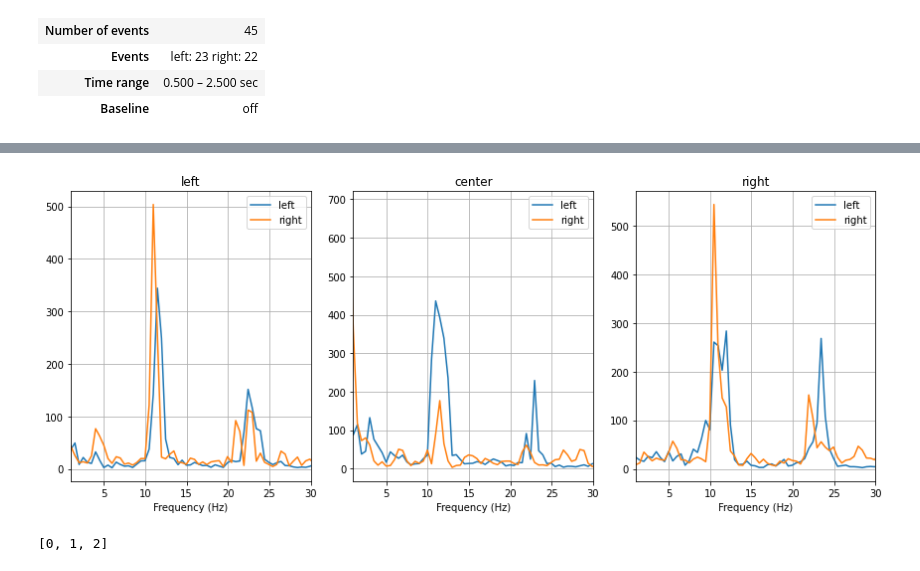
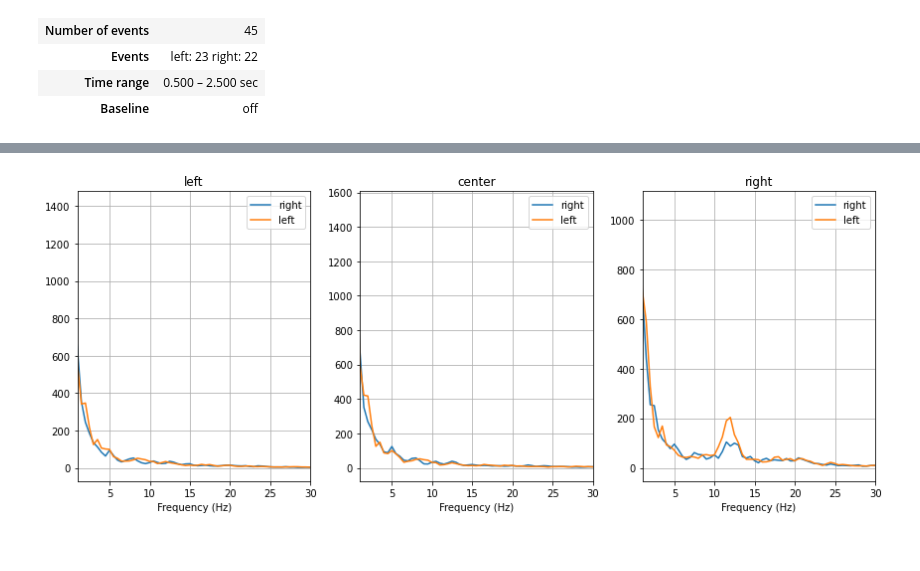
Before and after one commit to arellanon/TT, a Jupyter notebook: Analisis/LAB1-PSD.ipynb, the cells around one changed output, grey strips where cells are left out. Cells and saved outputs as stored; diff of their text form; code cells hidden in the pictures.

```diff
--- a/Analisis/LAB1-PSD.ipynb
+++ b/Analisis/LAB1-PSD.ipynb
@@ -124,3 +145,6 @@ sample_rate=160
+# %%
+trials[cl1] = e0
+trials[cl2] = e1
 # %%
 from matplotlib import mlab
 
@@ -130,32 +154,32 @@ def psd(trials):
 
     Parameters
     ----------
-    trials : 3d-array (channels x samples x trials)
+    trials : 3d-array (trials x channels x samples)
         The EEG signal
 
     Returns
     -------
-    trial_PSD : 3d-array (channels x PSD x trials)
+    trial_PSD : 3d-array (trials x channels x PSD)
         the PSD for each trial.
     freqs : list of floats
         The frequencies for which the PSD was computed (useful for plotting later)
     '''
 
-    ntrials = trials.shape[2]
-    trials_PSD = np.zeros((nchannels, 161, ntrials))
+    ntrials = trials.shape[0]
+    trials_PSD = np.zeros((ntrials, nchannels, 161))
 
     # Iterate over trials and channels
     for trial in range(ntrials):
         for ch in range(nchannels):
             # Calculate the PSD
-            (PSD, freqs) = mlab.psd(trials[ch,:,trial], NFFT=int(nsamples), Fs=sample_rate)
-            trials_PSD[ch, :, trial] = PSD.ravel()
+            (PSD, freqs) = mlab.psd(trials[trial,ch,:], NFFT=int(nsamples), Fs=sample_rate)
+            trials_PSD[trial, ch, :] = PSD.ravel()
 
     return trials_PSD, freqs
 # %%
-psd_l, freqs = psd(trials['left'])
-psd_r, freqs = psd(trials['right'])
-trials_PSD = {'left': psd_l, 'right': psd_r}
+psd_l, freqs = psd(trials[cl1])
+psd_r, freqs = psd(trials[cl2])
+trials_PSD = {cl1: psd_l, cl2: psd_r}
 # %%
 import matplotlib.pyplot as plt
 
@@ -191,7 +215,7 @@ def plot_psd(trials_PSD, freqs, chan_ind, chan_lab=None, maxy=None):
 
         # Plot the PSD for each class
         for cl in trials.keys():
-            plt.plot(freqs, np.mean(trials_PSD[cl][ch,:,:], axis=1), label=cl)
+            plt.plot(freqs, np.mean(trials_PSD[cl][:,ch,:], axis=0), label=cl)
 
         # All plot decoration below...
 
@@ -231,16 +239,13 @@ array([[ 21.11473323,   9.62601998,   2.28593177, ...,  24.87398147,
 # %%
 plot_psd(
     trials_PSD,
     freqs,
-    [channel_names.index(ch) for ch in ['C3', 'Cz', 'C4']],
+    ch_index,
+     #[0, 1, 2],
     chan_lab=['left', 'center', 'right']
 )
 # %% [output]
-[figure, old version]
+[figure, new version]
-# %%
-[channel_names.index(ch) for ch in ['C3', 'Cz', 'C4']]
-# %% [output]
-[0, 1, 2]
 # %%
 import scipy.signal
 
```
Also changed, not shown: parts of 28 cells of this notebook, 18 other files.
